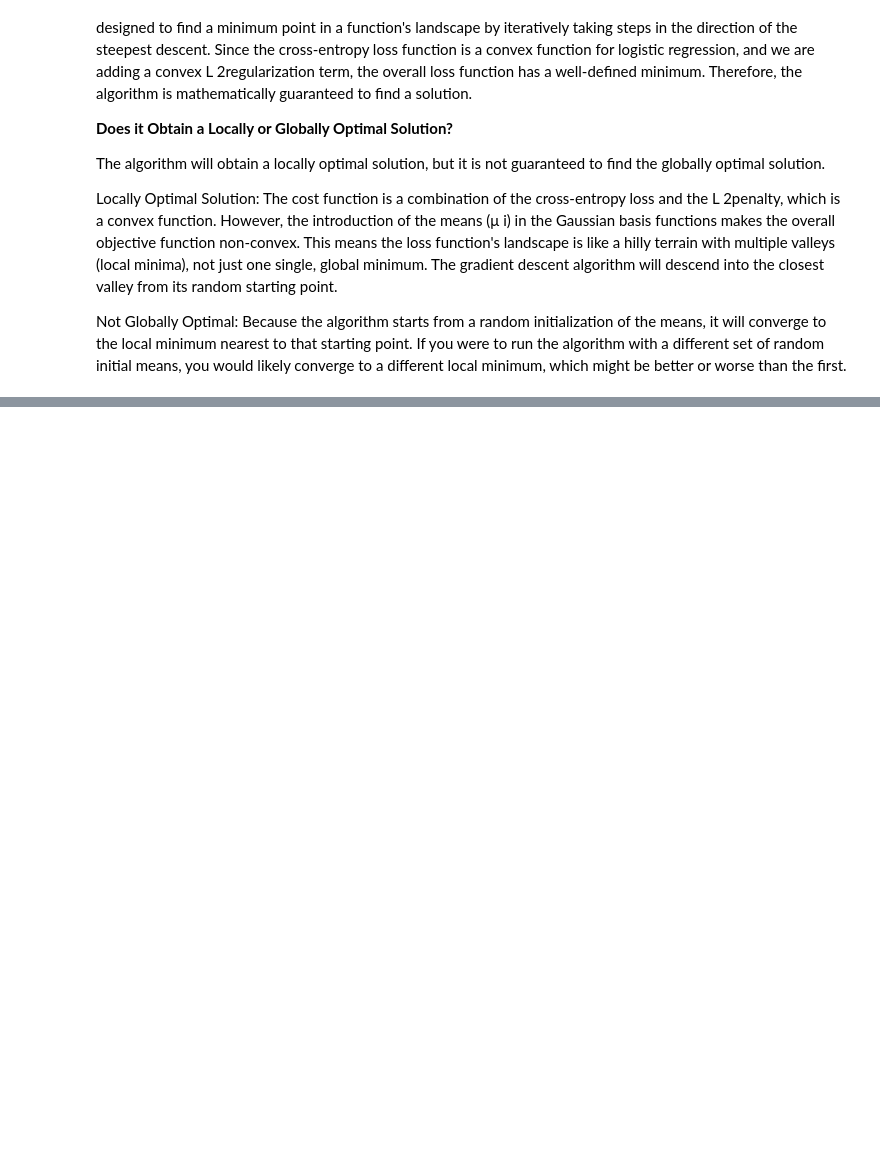
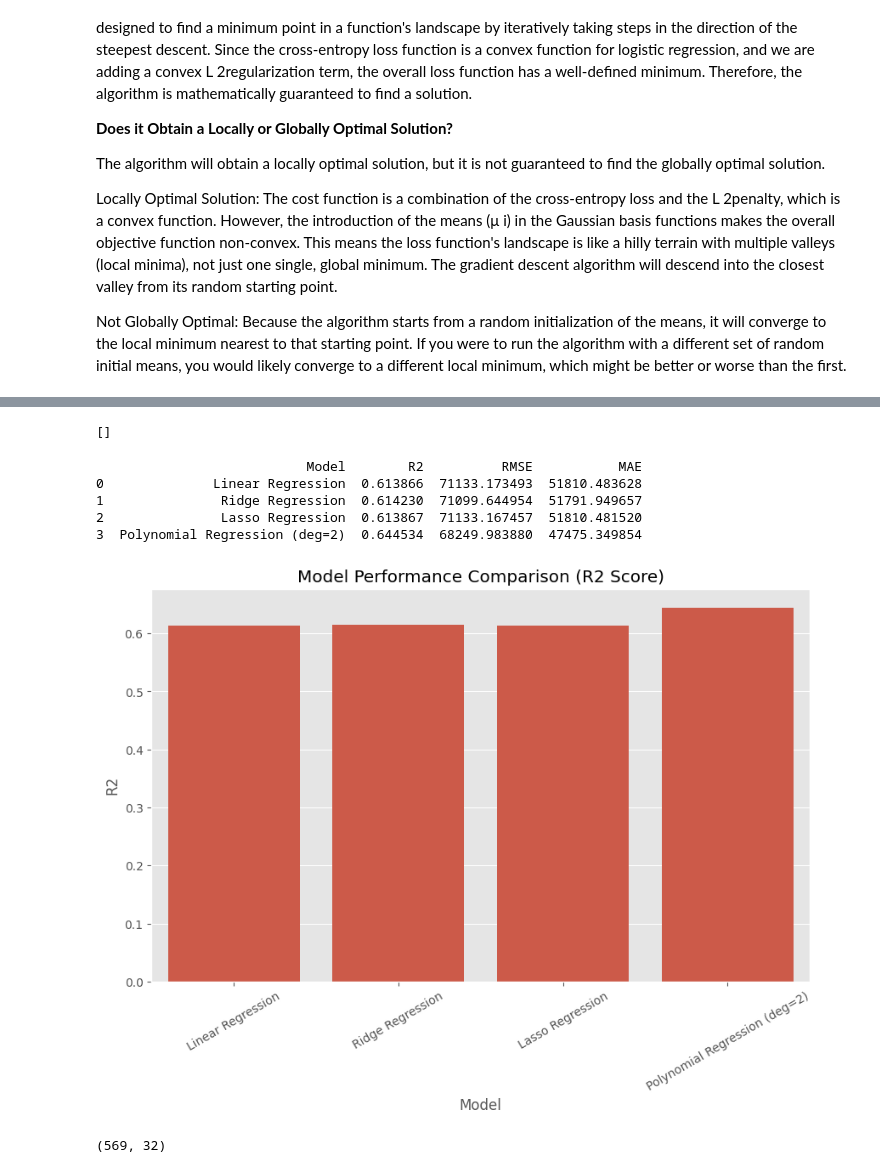
Before and after one commit to manasamorthad/Machine-Learning, a Jupyter notebook: ML_assignment.ipynb, the cells around one changed output, grey strips where cells are left out. Saved outputs shown, nothing was run; the diff lists cells and outputs as text; code cells hidden in the pictures; blank space fills up the shorter version.

```diff
--- a/ML_assignment.ipynb
+++ b/ML_assignment.ipynb
@@ -594,0 +649,4 @@ df=pd.read_csv("")
+# %%
+[col for col in df.columns if df[col].isnull().sum()>0] #check if there is null data
+# %% [output]
+[]
@@ -594,0 +686,40 @@ df=pd.read_csv("")
+# %%
+# Ridge Regression
+ridge = Ridge(alpha=10)
+ridge.fit(X_train_scaled, y_train)
+y_pred_ridge = ridge.predict(X_test_scaled)
+results.append(evaluate_model('Ridge Regression', y_test, y_pred_ridge))
+# %%
+# Lasso Regression
+lasso = Lasso(alpha=0.01)
+lasso.fit(X_train_scaled, y_train)
+y_pred_lasso = lasso.predict(X_test_scaled)
+results.append(evaluate_model('Lasso Regression', y_test, y_pred_lasso))
+# %%
+# 10. Polynomial Regression (degree=2)
+poly = PolynomialFeatures(degree=2, include_bias=False)
+X_train_poly = poly.fit_transform(X_train_scaled)
+X_test_poly = poly.transform(X_test_scaled)
+
+poly_lr = LinearRegression()
+poly_lr.fit(X_train_poly, y_train)
+y_pred_poly = poly_lr.predict(X_test_poly)
+results.append(evaluate_model('Polynomial Regression (deg=2)', y_test, y_pred_poly))
+# %%
+# Results in DataFrame
+results_df = pd.DataFrame(results)
+print(results_df)
+# %% [output]
+                           Model        R2          RMSE           MAE
+0              Linear Regression  0.613866  71133.173493  51810.483628
+1               Ridge Regression  0.614230  71099.644954  51791.949657
+2               Lasso Regression  0.613867  71133.167457  51810.481520
+3  Polynomial Regression (deg=2)  0.644534  68249.983880  47475.349854
+# %%
+plt.figure(figsize=(10,6))
+sns.barplot(x='Model', y='R2', data=results_df)
+plt.title('Model Performance Comparison (R2 Score)')
+plt.xticks(rotation=30)
+plt.show()
+# %% [output]
+[figure, added]
@@ -594,0 +728,4 @@ df=pd.read_csv("")
+# %%
+df.shape
+# %% [output]
+(569, 32)
```
Also changed, not shown: parts of 23 cells of this notebook.
